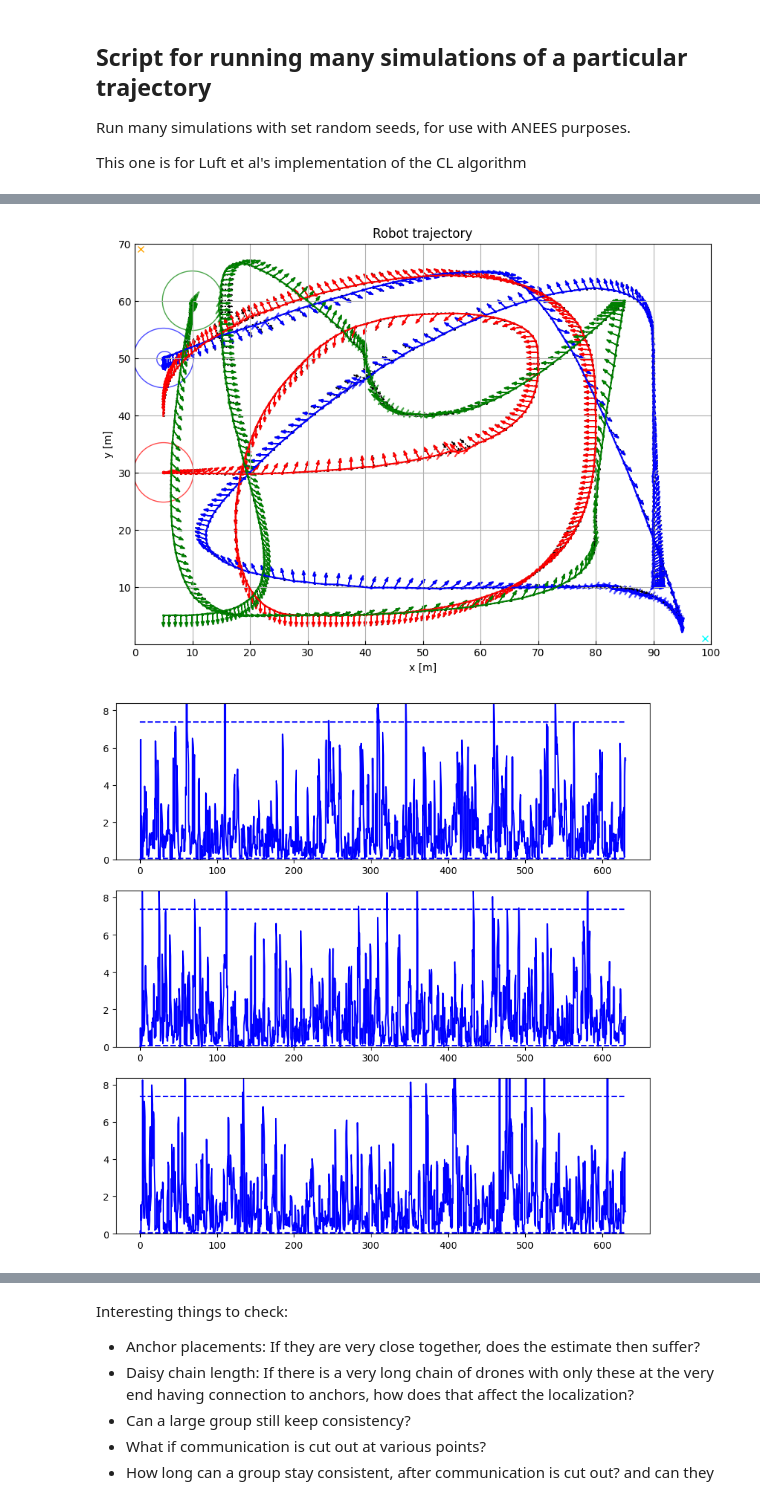
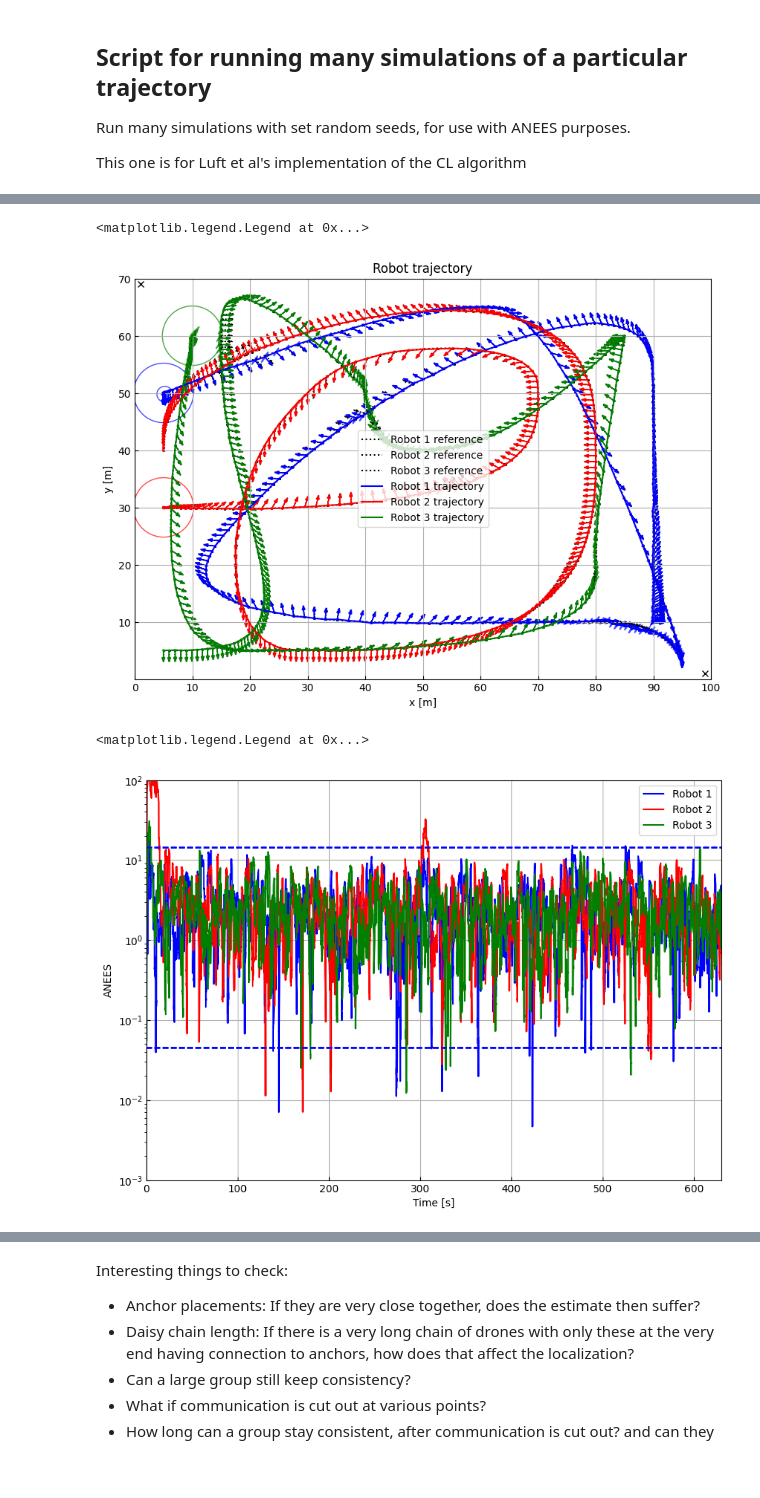
Before and after one commit to MarcusLariJ/UWB_Rasberry, a Jupyter notebook: Sim/run_anees.ipynb, the cells around one changed output, grey strips where cells are left out. Cells and saved outputs as stored; diff of their text form; code cells hidden in the pictures; blank space fills up the shorter version.

Commit message:
Better plotting tools

```diff
--- a/Sim/run_anees.ipynb
+++ b/Sim/run_anees.ipynb
@@ -126,50 +139,60 @@ s_idx = 0
 
 # Plot ground truth
 fig, ax = rp.setup_plot()
-rp.plot_position(ax, pos1[:,::200], color='black', marker=None, linestyle=':')
-rp.plot_position(ax, pos2[:,::200], color='black', marker=None, linestyle=':')
-rp.plot_position(ax, pos3[:,::200], color='black', marker=None, linestyle=':')
+rp.plot_position(ax, pos1[:,::200], color='black', marker=None, linestyle=':', label='Robot 1 reference')
+rp.plot_position(ax, pos2[:,::200], color='black', marker=None, linestyle=':', label='Robot 2 reference')
+rp.plot_position(ax, pos3[:,::200], color='black', marker=None, linestyle=':', label='Robot 3 reference')
 
 # Plot states of robots:
-rp.plot_position2(ax, x_logL1[:,::200,s_idx], P_logL1[:,:,::200,s_idx], color='blue', marker=None)
-rp.plot_position2(ax, x_logL2[:,::200,s_idx], P_logL2[:,:,::200,s_idx], color='red', marker=None)
-rp.plot_position2(ax, x_logL3[:,::200,s_idx], P_logL3[:,:,::200,s_idx], color='green', marker=None)
+rp.plot_position2(ax, x_logL1[:,::200,s_idx], P_logL1[:,:,::200,s_idx], color='blue', marker=None, label='Robot 1 trajectory')
+rp.plot_position2(ax, x_logL2[:,::200,s_idx], P_logL2[:,:,::200,s_idx], color='red', marker=None, label='Robot 2 trajectory')
+rp.plot_position2(ax, x_logL3[:,::200,s_idx], P_logL3[:,:,::200,s_idx], color='green', marker=None, label='Robot 3 trajectory')
 
-anchor1.draw_position(ax, color='orange')
-anchor2.draw_position(ax, color='cyan')
+anchor1.draw_position(ax, color='black')
+anchor2.draw_position(ax, color='black')
 
-#ax.legend(['Robot 1 reference', 'Robot 2 reference', 'Robot 3 reference', 'Robot 1 path', 'Robot 2 path', 'Robot 3 path'])
+ax.legend()
 # %% [output]
+<matplotlib.legend.Legend at 0x...>
-[figure, old version]
+[figure, new version]
 # %%
 # Plot metrics:
 # ANEES analysis
 # If higher than confidence interval, then the estimate is overconfident
-fig, axs2 = plt.subplots(3, figsize=(10,10))
-#anees_sel = np.array([[True],[False],[False]])
-#pos_ind = [0, 2, 3]
-anees_sel = np.array([[False],[False]])
-pos_ind = [2, 3]
-rp.plot_ANEES(axs2[0],
+fig, ax_anees = plt.subplots(1, figsize=(10,7))
+anees_sel = np.array([[True],[False],[False]])
+pos_ind = [0, 2, 3]
+#anees_sel = np.array([[False],[False]])
+#pos_ind = [2, 3]
+rp.plot_ANEES(ax_anees,
              x_est=x_logL1[pos_ind,:],
-             x_true=robotL1.path[1:3,:],
+             x_true=robotL1.path[:3,:],
              P=P_logL1[np.ix_(pos_ind, pos_ind)],
              rad_sel=anees_sel,
              dt=dt,
-             prob=0.95)
-rp.plot_ANEES(axs2[1],
+             prob=0.995,
+             label='Robot 1')
+rp.plot_ANEES(ax_anees,
              x_est=x_logL2[pos_ind,:],
-             x_true=robotL2.path[1:3,:],
+             x_true=robotL2.path[:3,:],
              P=P_logL2[np.ix_(pos_ind, pos_ind)],
              rad_sel=anees_sel,
              dt=dt,
-             prob=0.95)
-rp.plot_ANEES(axs2[2],
+             prob=0.995,
+             color='red',
+             label='Robot 2')
+rp.plot_ANEES(ax_anees,
              x_est=x_logL3[pos_ind,:],
-             x_true=robotL3.path[1:3,:],
+             x_true=robotL3.path[:3,:],
              P=P_logL3[np.ix_(pos_ind, pos_ind)],
              rad_sel=anees_sel,
              dt=dt,
-             prob=0.95)
+             prob=0.995,
+             color='green',
+             label='Robot 3')
+ax_anees.set_ylim([0.001, 100])
+
+ax_anees.legend()
 # %% [output]
+<matplotlib.legend.Legend at 0x...>
-[figure, old version]
+[figure, new version]
```
Also changed, not shown: parts of 6 cells of this notebook, 3 other files.
